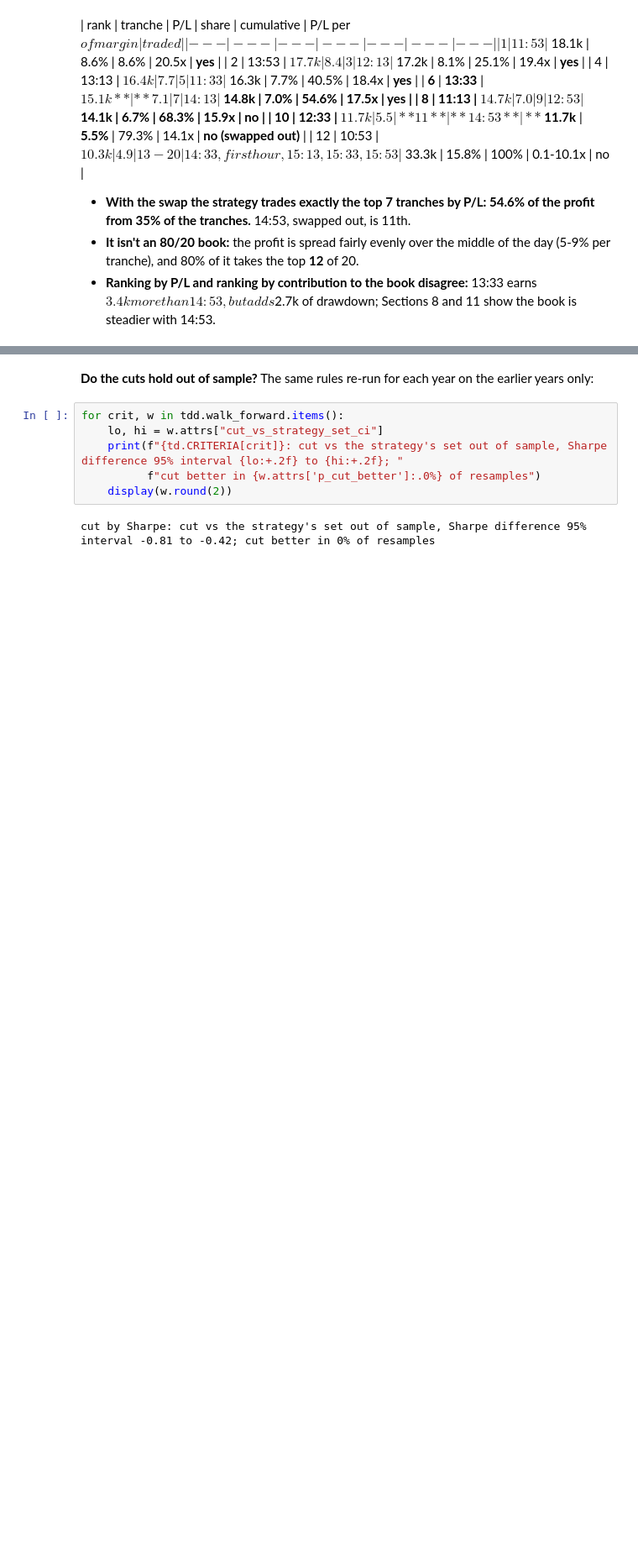
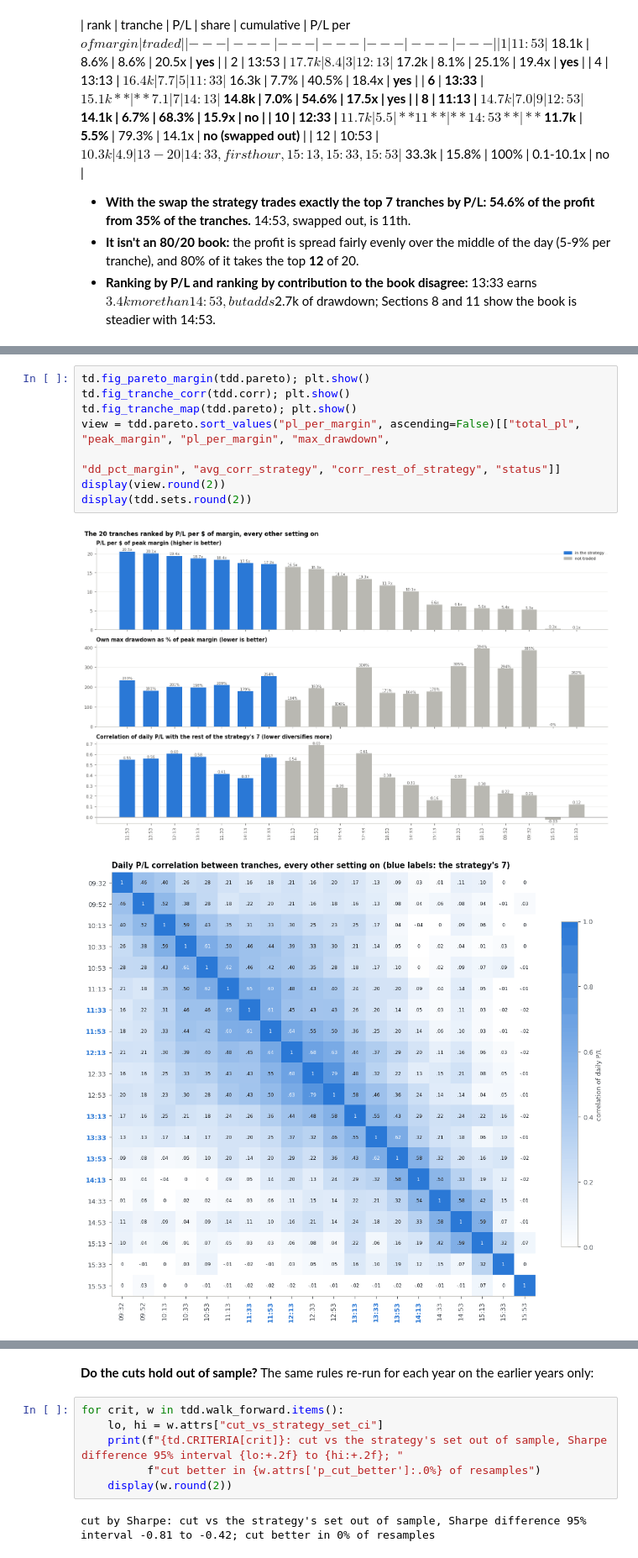
Before and after one commit to adam-masri24/ic-strat-notebooks, a Jupyter notebook: strategies/ic_strat/notebooks/ic_analysis.ipynb, the cells around one changed output, grey strips where cells are left out. Shown at 84% size. Cells and saved outputs as stored; diff of their text form; blank space fills up the shorter version.

```diff
--- a/strategies/ic_strat/notebooks/ic_analysis.ipynb
+++ b/strategies/ic_strat/notebooks/ic_analysis.ipynb
@@ -1603,0 +1706,11 @@ display(tdd.pareto.round(2))
+# %%
+td.fig_pareto_margin(tdd.pareto); plt.show()
+td.fig_tranche_corr(tdd.corr); plt.show()
+td.fig_tranche_map(tdd.pareto); plt.show()
+view = tdd.pareto.sort_values("pl_per_margin", ascending=False)[["total_pl", "peak_margin", "pl_per_margin", "max_drawdown",
+                                                                  "dd_pct_margin", "avg_corr_strategy", "corr_rest_of_strategy", "status"]]
+display(view.round(2))
+display(tdd.sets.round(2))
+# %% [output]
+[figure, added]
+[figure, added]
```
Also changed, not shown: parts of 17 cells of this notebook, 52 other files.
